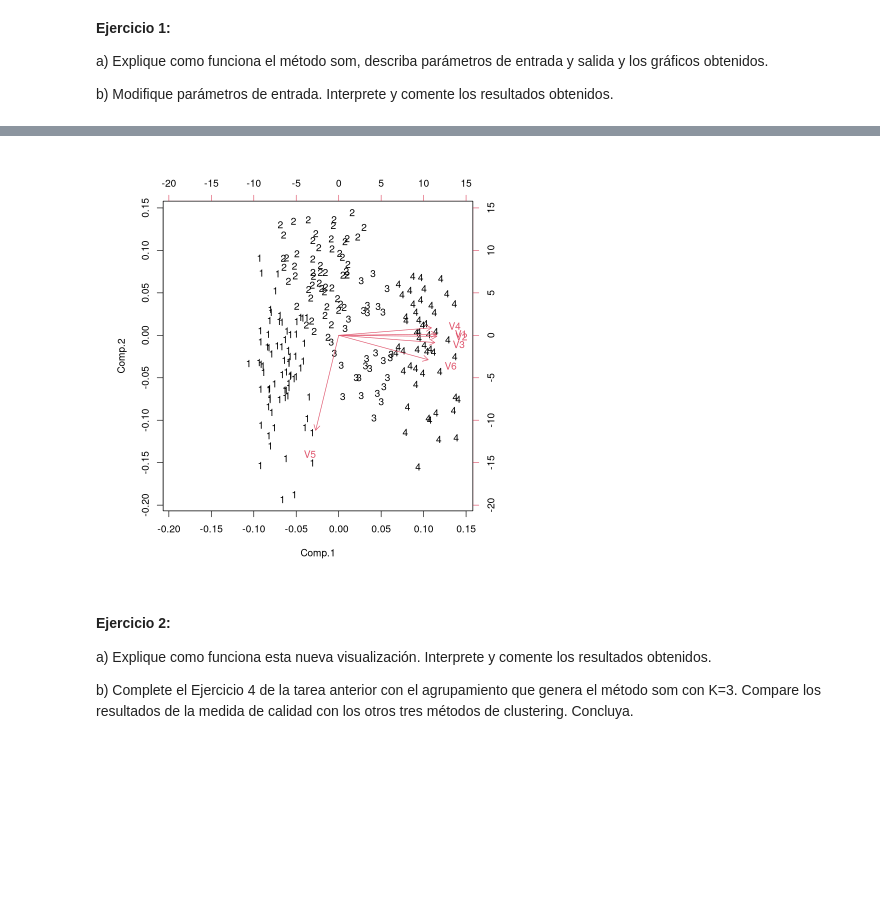
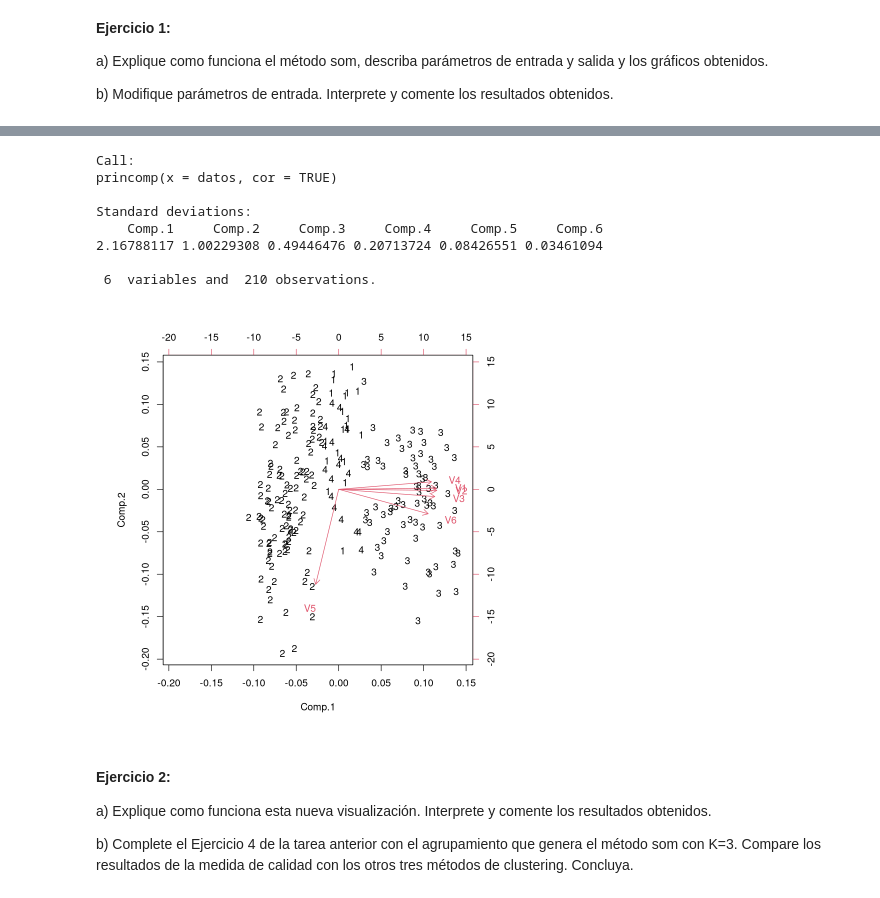
Before and after one commit to Diego-Hinrichs/PCA-INFO257, a Jupyter notebook: clustering/Clustering_Notebook3.ipynb, the cells around one changed output, grey strips where cells are left out. Saved outputs shown, nothing was run; the diff lists cells and outputs as text; code cells hidden in the pictures; blank space fills up the shorter version.

```diff
--- a/clustering/Clustering_Notebook3.ipynb
+++ b/clustering/Clustering_Notebook3.ipynb
@@ -69,0 +106,18 @@ b) Modifique parámetros de entrada. Interprete y comente los resultados obtenid
+# %%
+#create SOM grid
+#sommap <- som(scale(datos), grid = somgrid(2, 2, "hexagonal"))
+# si variamos rlen desde 50
+sommap <- som(scale(datos),
+    alpha = 0.05,
+    radius = c(2,1),
+    grid = somgrid(2, 2, "hexagonal"))
+
+plot(sommap,  codeRendering="segments")
+
+colors <- function(n, alpha = 1) {
+    rev(heat.colors(n, alpha))
+}
+
+plot(sommap, type = "counts", palette.name = colors, heatkey = TRUE)
+plot(sommap, type = "mapping", pchs = 20, main = "Mapping Type SOM")
+plot(sommap, type = "dist.neighbours", palette.name = terrain.colors)
@@ -70,9 +135,18 @@ b) Modifique parámetros de entrada. Interprete y comente los resultados obtenid
 # %%
 res <- princomp(datos, cor=TRUE)
-cl <- sommap$unit.classif
-biplot(res,xlabs=cl)
+res
+cl <- sommap$unit.classif # similar a los otros metodos pero se trabaja con el id del dato
+biplot(res, xlabs=cl)
 # %% [output]
+Call:
+princomp(x = datos, cor = TRUE)
+
+Standard deviations:
+    Comp.1     Comp.2     Comp.3     Comp.4     Comp.5     Comp.6
+2.16788117 1.00229308 0.49446476 0.20713724 0.08426551 0.03461094
+
+ 6  variables and  210 observations.
-[figure, old version]
+[figure, new version]
 # %% [markdown]
 #### **Ejercicio 2:**
 
```
Also changed, not shown: parts of 16 cells of this notebook.
